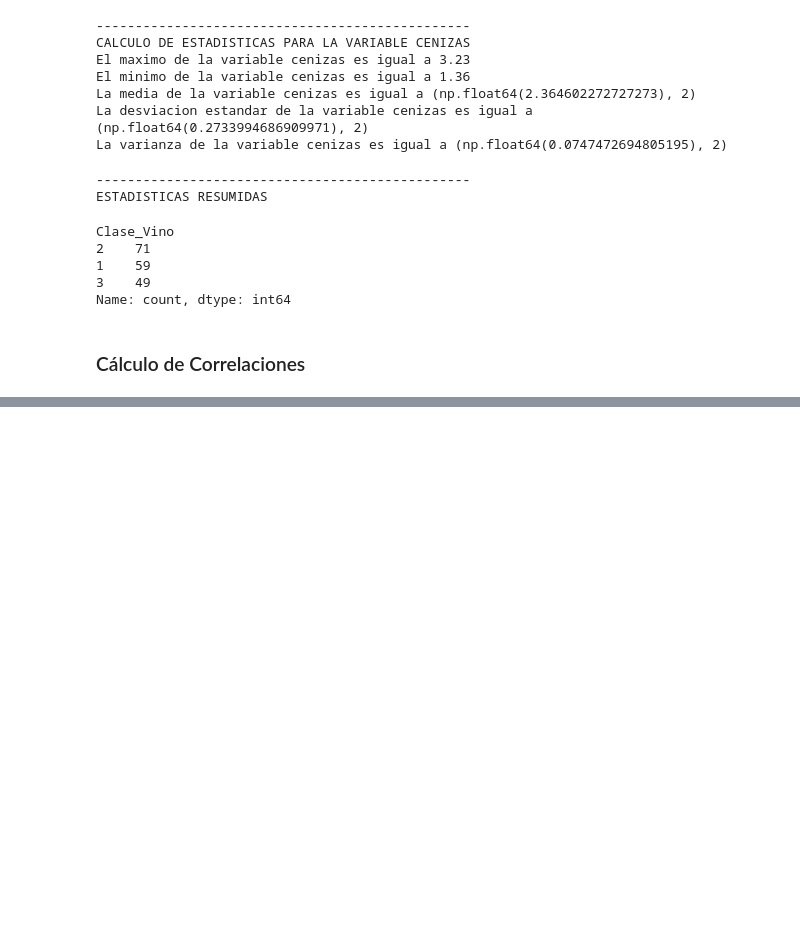
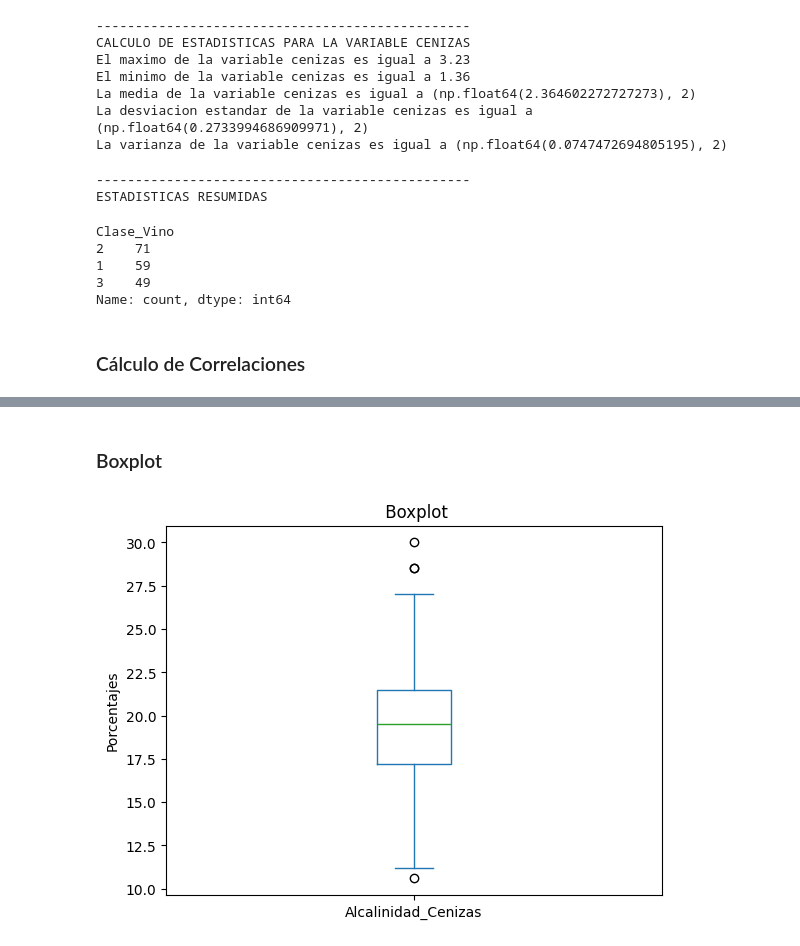
Before and after one commit to IPardo27/Modelado1, a Jupyter notebook: Taller 1.ipynb, the cells around one changed output, grey strips where cells are left out. Cells and saved outputs as stored; diff of their text form; code cells hidden in the pictures; blank space fills up the shorter version.

```diff
--- a/Taller 1.ipynb
+++ b/Taller 1.ipynb
@@ -70,0 +194,11 @@ df.corr(method=)
+# %% [markdown]
+### Boxplot
+# %%
+# Una variable
+df["Alcalinidad_Cenizas"].plot(kind="box")
+plt.xlabel("")
+plt.ylabel("Porcentajes")
+plt.title(" Boxplot")
+plt.show()
+# %% [output]
+[figure, added]
```
Also changed, not shown: parts of 29 cells of this notebook, 12 other files.
